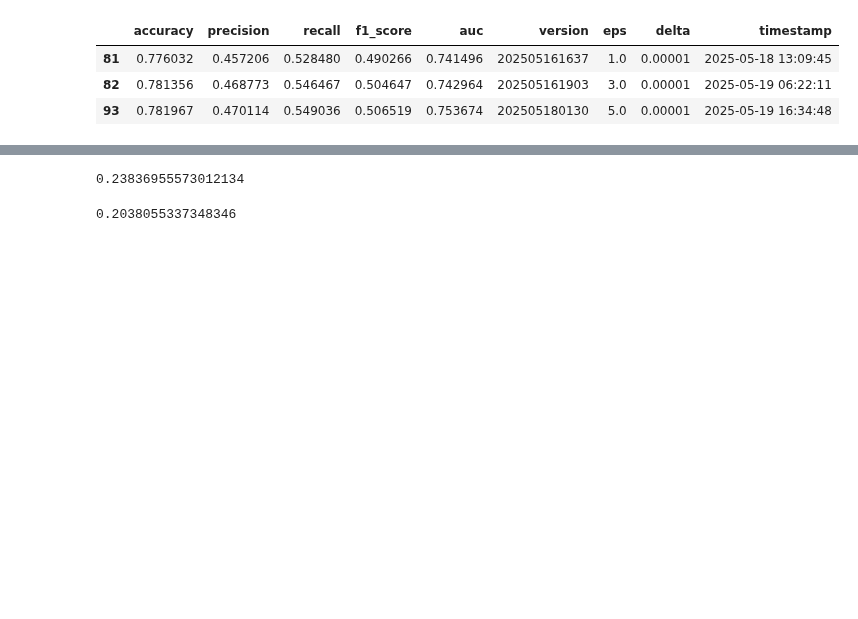
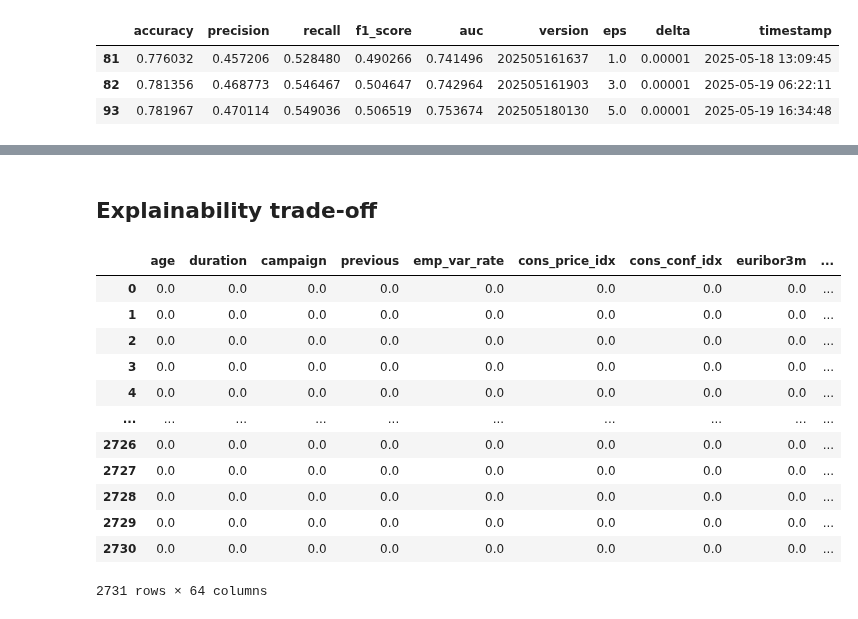
Before and after one commit to trinhkieuha/dp-shap-anomaly-detection, a Jupyter notebook: notebooks/07_Results_Analysis.ipynb, the cells around one changed output, grey strips where cells are left out. Drawn from its saved outputs; the diff is of its cells as text; code cells hidden in the pictures; blank space fills up the shorter version.

Commit message:
Initial explainations

```diff
--- a/notebooks/07_Results_Analysis.ipynb
+++ b/notebooks/07_Results_Analysis.ipynb
@@ -214,9 +228,20 @@ fidelity = compute_fidelity(baseline_predictions, dpsgd_predictions)
-# %%
-baseline_predictions['anomaly'].mean()
-# %% [output]
-0.23836955573012134
-# %%
-y_test = pd.read_feather("data/processed/y_test.feather")
-y_test['y'].mean()
-# %% [output]
-0.2038055337348346
+# %% [markdown]
+## Explainability trade-off
+# %%
+baseline_explain = pd.read_feather(f"results/explainability/baseline/{baseline_version}.feather")
+# %%
+baseline_explain
+# %% [output]
+|  | age | duration | campaign | previous | emp_var_rate | cons_price_idx | cons_conf_idx | euribor3m | ... |
+| 0 | 0.0 | 0.0 | 0.0 | 0.0 | 0.0 | 0.0 | 0.0 | 0.0 | ... |
+| 1 | 0.0 | 0.0 | 0.0 | 0.0 | 0.0 | 0.0 | 0.0 | 0.0 | ... |
+| 2 | 0.0 | 0.0 | 0.0 | 0.0 | 0.0 | 0.0 | 0.0 | 0.0 | ... |
+| 3 | 0.0 | 0.0 | 0.0 | 0.0 | 0.0 | 0.0 | 0.0 | 0.0 | ... |
+| 4 | 0.0 | 0.0 | 0.0 | 0.0 | 0.0 | 0.0 | 0.0 | 0.0 | ... |
+| ... | ... | ... | ... | ... | ... | ... | ... | ... | ... |
+| 2726 | 0.0 | 0.0 | 0.0 | 0.0 | 0.0 | 0.0 | 0.0 | 0.0 | ... |
+| 2727 | 0.0 | 0.0 | 0.0 | 0.0 | 0.0 | 0.0 | 0.0 | 0.0 | ... |
+| 2728 | 0.0 | 0.0 | 0.0 | 0.0 | 0.0 | 0.0 | 0.0 | 0.0 | ... |
+| 2729 | 0.0 | 0.0 | 0.0 | 0.0 | 0.0 | 0.0 | 0.0 | 0.0 | ... |
+| 2730 | 0.0 | 0.0 | 0.0 | 0.0 | 0.0 | 0.0 | 0.0 | 0.0 | ... |
+2731 rows × 64 columns
```
Also changed, not shown: parts of 9 cells of this notebook, 22 other files.
